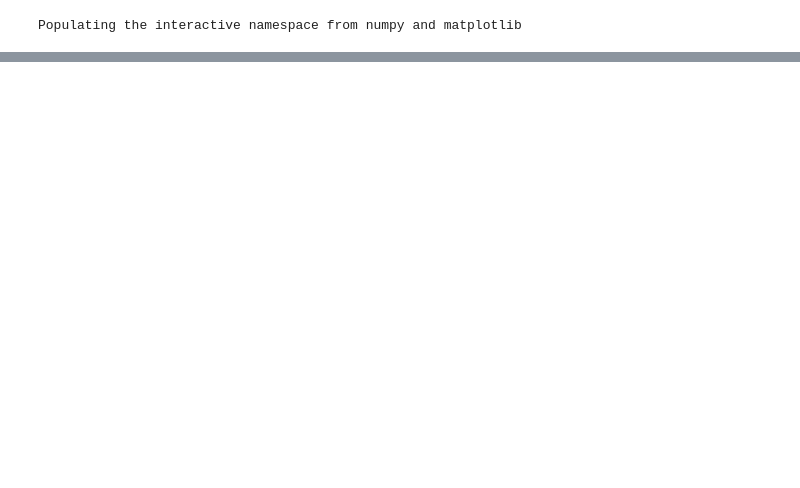
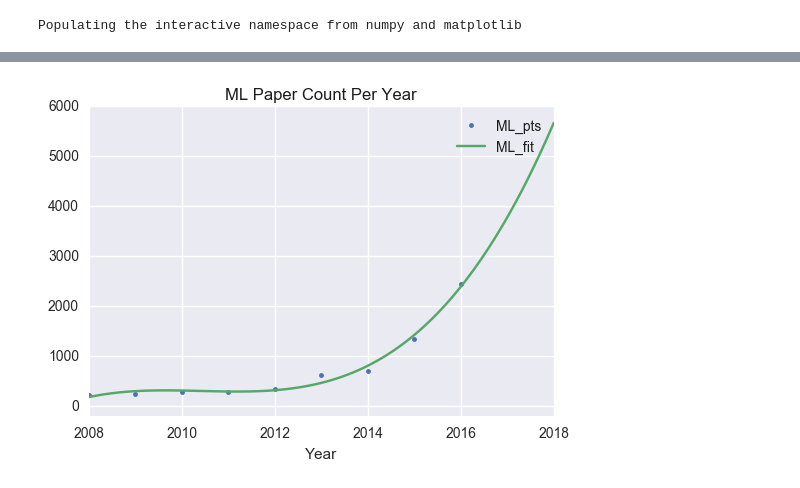
Before and after one commit to neiljelmert/DSI-Projects, a Jupyter notebook: Capstone_/Capstone_LDA.ipynb, the cells around one changed output, grey strips where cells are left out. Cells and saved outputs as stored; diff of their text form; code cells hidden in the pictures; blank space fills up the shorter version.

```diff
--- a/Capstone_/Capstone_LDA.ipynb
+++ b/Capstone_/Capstone_LDA.ipynb
@@ -214,0 +325,15 @@ result.groupby(['year', 'genre']).count()["title"].plot(kind="bar")
+# %%
+x_ml = np.arange(2008,2017.0,1)
+y_ml = res_ml.groupby(['year']).count()['title'].values
+z_ml = np.polyfit(x_ml, y_ml, 3)
+p_ml = np.poly1d(z_ml)
+# %%
+xp = np.linspace(2008.0, 2018.0, 100)
+_ = plt.plot(x_ml, y_ml, '.', xp, p_ml(xp))
+plt.ylim(-200, 6000)
+plt.legend(["ML_pts", "ML_fit"])
+plt.title("ML Paper Count Per Year")
+plt.xlabel("Year")
+plt.show()
+# %% [output]
+[figure, added]
```
Also changed, not shown: parts of 157 cells of this notebook, 34 other files.
